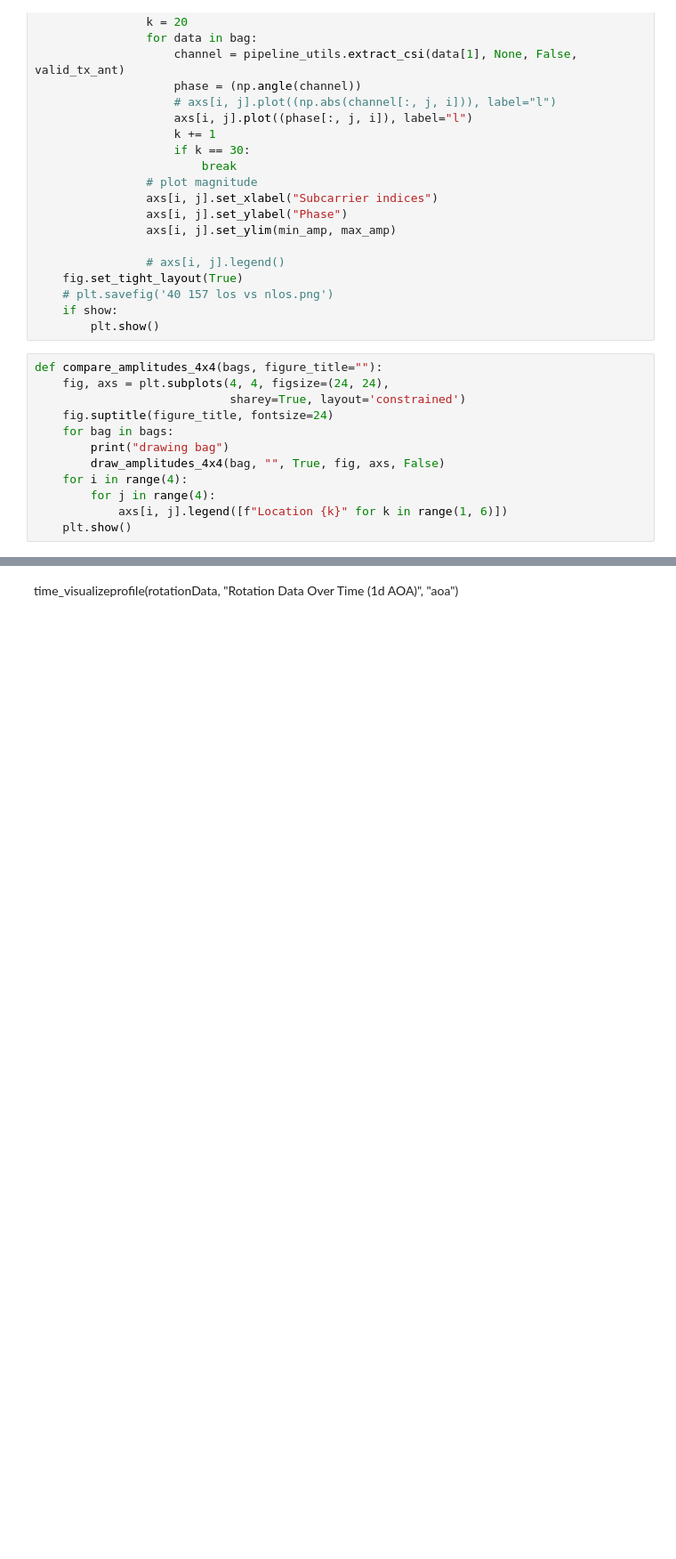
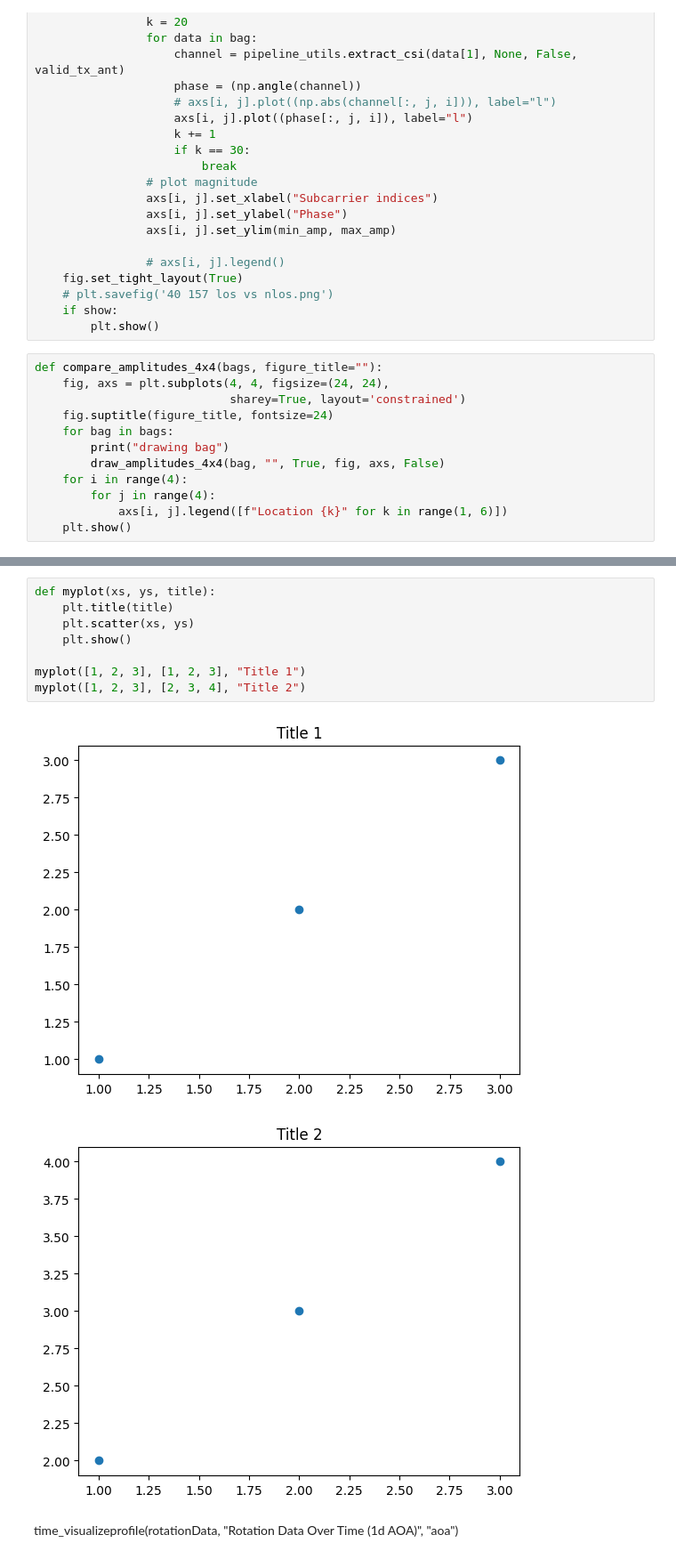
Before and after one commit to Navidt/SignalPropogation, a Jupyter notebook: visualization.ipynb, the cells around one changed output, grey strips where cells are left out. Shown at 89% size. Cells and saved outputs as stored; diff of their text form; blank space fills up the shorter version.

```diff
--- a/visualization.ipynb
+++ b/visualization.ipynb
@@ -373,3 +432,14 @@ ALGORITHM: spotfi
+# %%
+def myplot(xs, ys, title):
+    plt.title(title)
+    plt.scatter(xs, ys)
+    plt.show()
+
+myplot([1, 2, 3], [1, 2, 3], "Title 1")
+myplot([1, 2, 3], [2, 3, 4], "Title 2")
+# %% [output]
+[figure, added]
+[figure, added]
 # %% [markdown]
 time_visualizeprofile(rotationData, "Rotation Data Over Time (1d AOA)", "aoa")
 # %%
```
Also changed, not shown: parts of 6 cells of this notebook, 1 other file.
